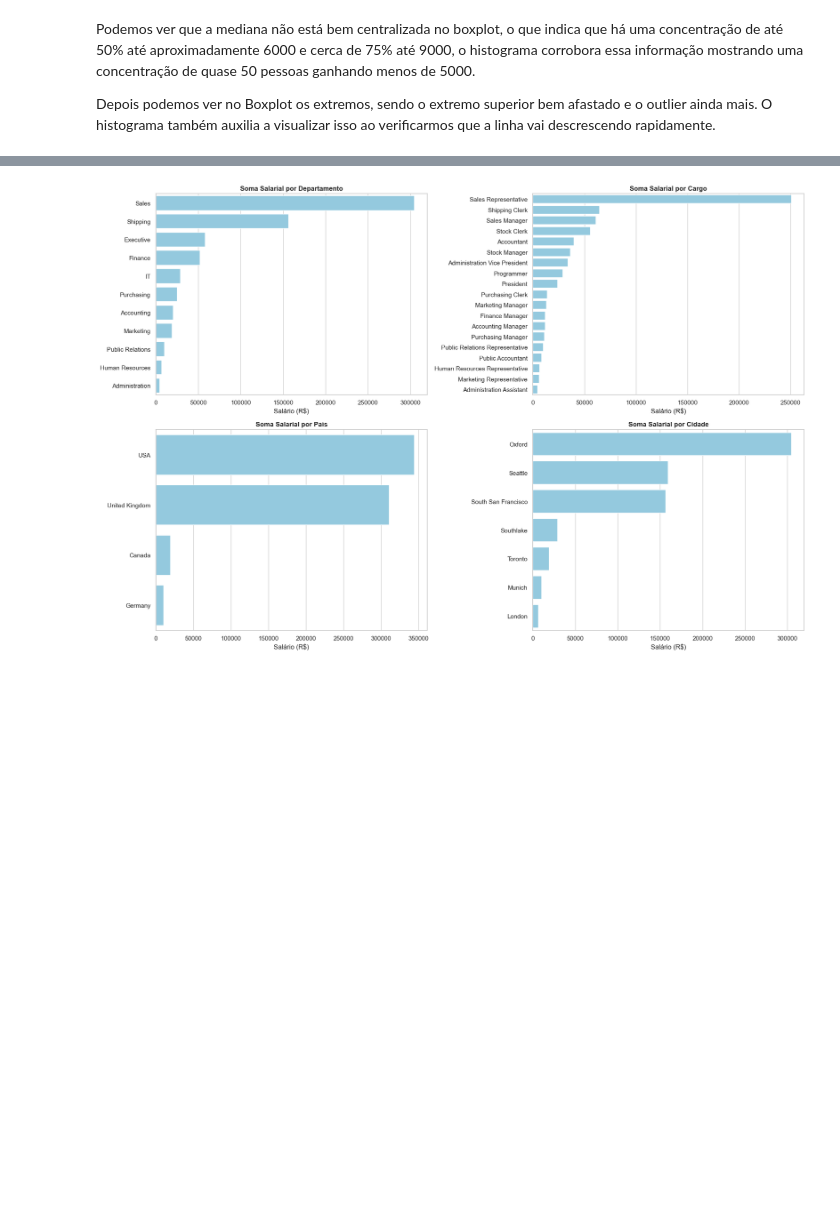
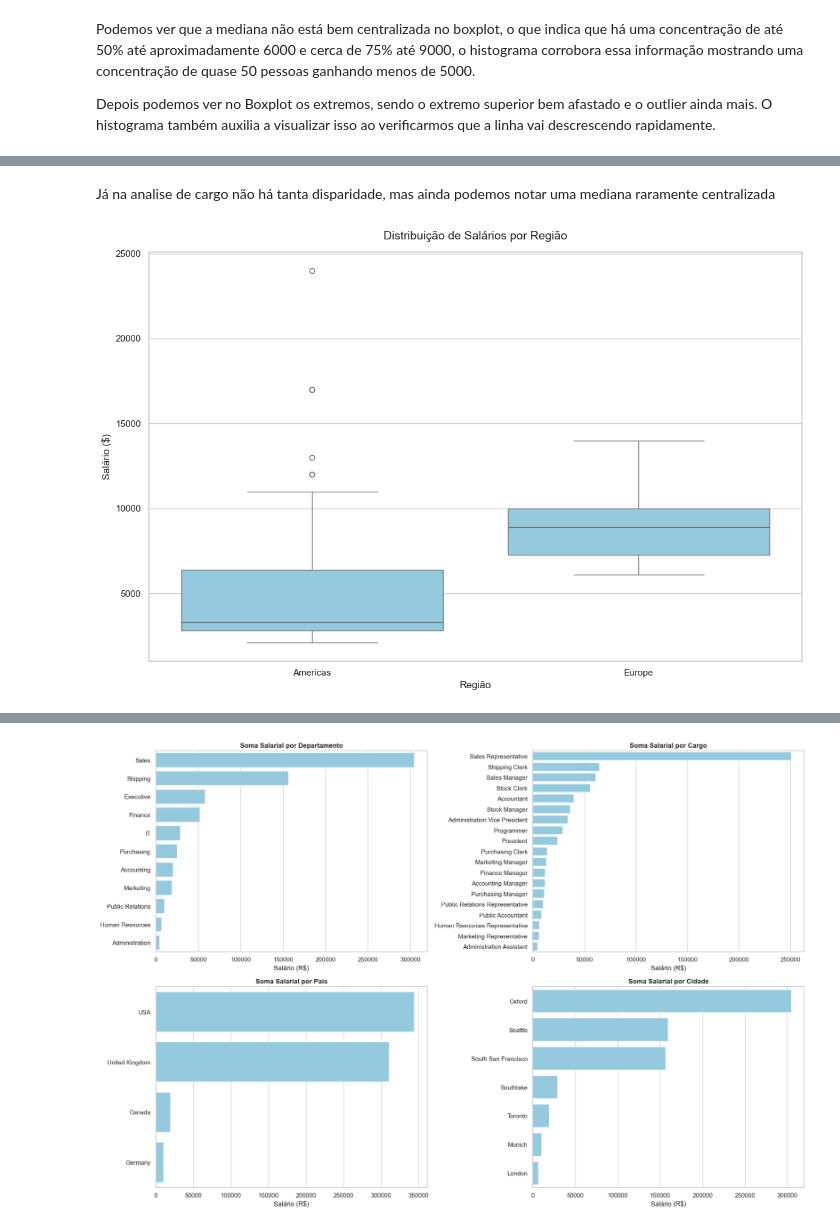
Before and after one commit to VictorHSaints/Projeto-analise-dados-SCTEC, a Jupyter notebook: EDA.ipynb, the cells around one changed output, grey strips where cells are left out. Drawn from its saved outputs; the diff is of its cells as text; code cells hidden in the pictures; blank space fills up the shorter version.

```diff
--- a/EDA.ipynb
+++ b/EDA.ipynb
@@ -364,0 +382,18 @@ Pode-se ver que o setor executivo é o que mais recebe, tendo em mente que é co
+# %% [markdown]
+Já na analise de cargo não há tanta disparidade, mas ainda podemos notar uma mediana raramente centralizada
+# %%
+plt.figure(figsize=(12, 8))
+sns.boxplot(
+    data=df_salario_localizacao,
+    x="REGIAO",
+    y="SALARIO",
+    color="skyblue"
+
+)
+plt.title("Distribuição de Salários por Região", fontsize=14, pad=15)
+plt.xlabel("Região", fontsize=12)
+plt.ylabel("Salário ($)", fontsize=12)
+plt.tight_layout()
+plt.show()
+# %% [output]
+[figure, added]
```
Also changed, not shown: parts of 9 cells of this notebook, 1 other file.
